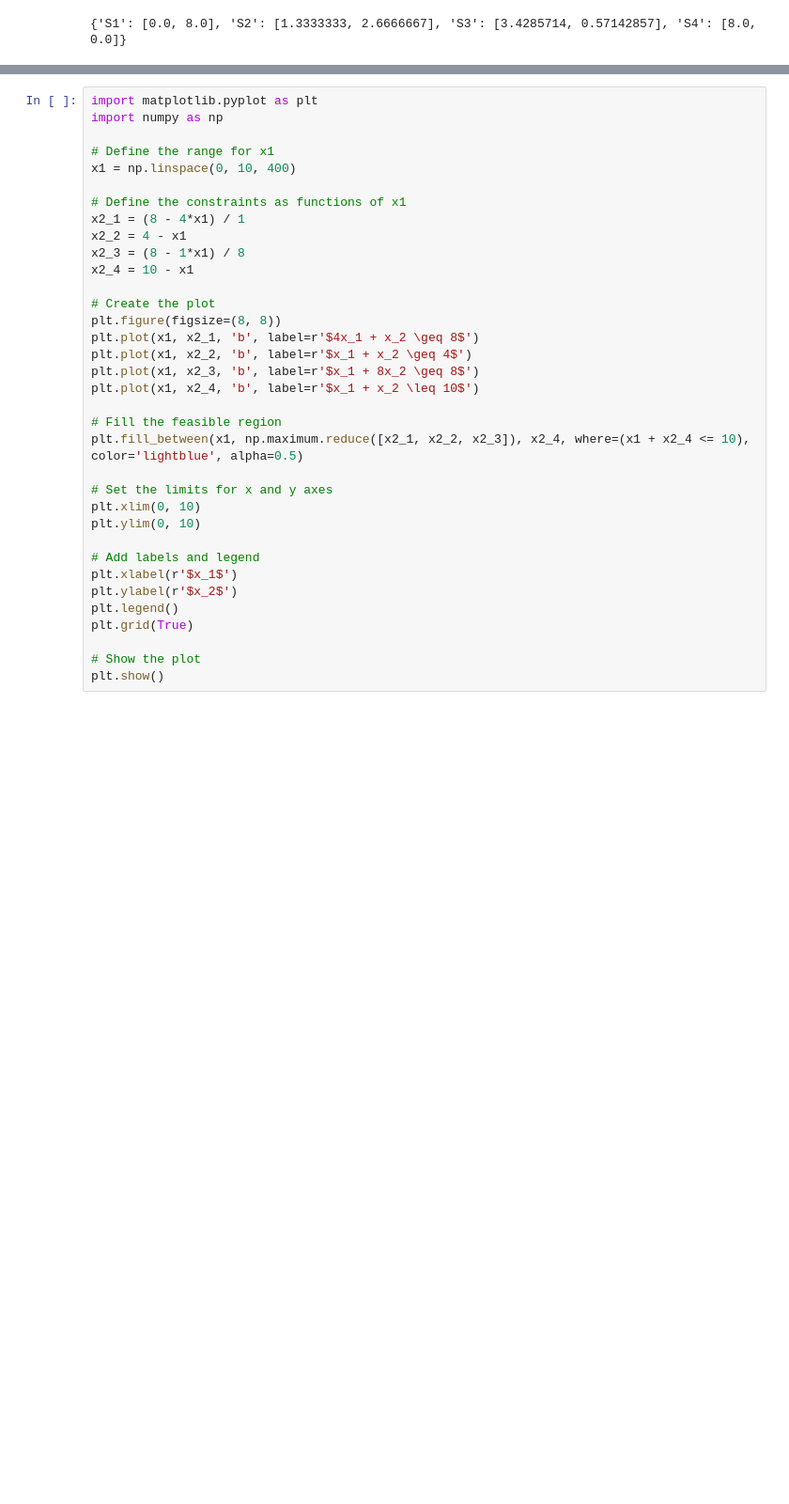
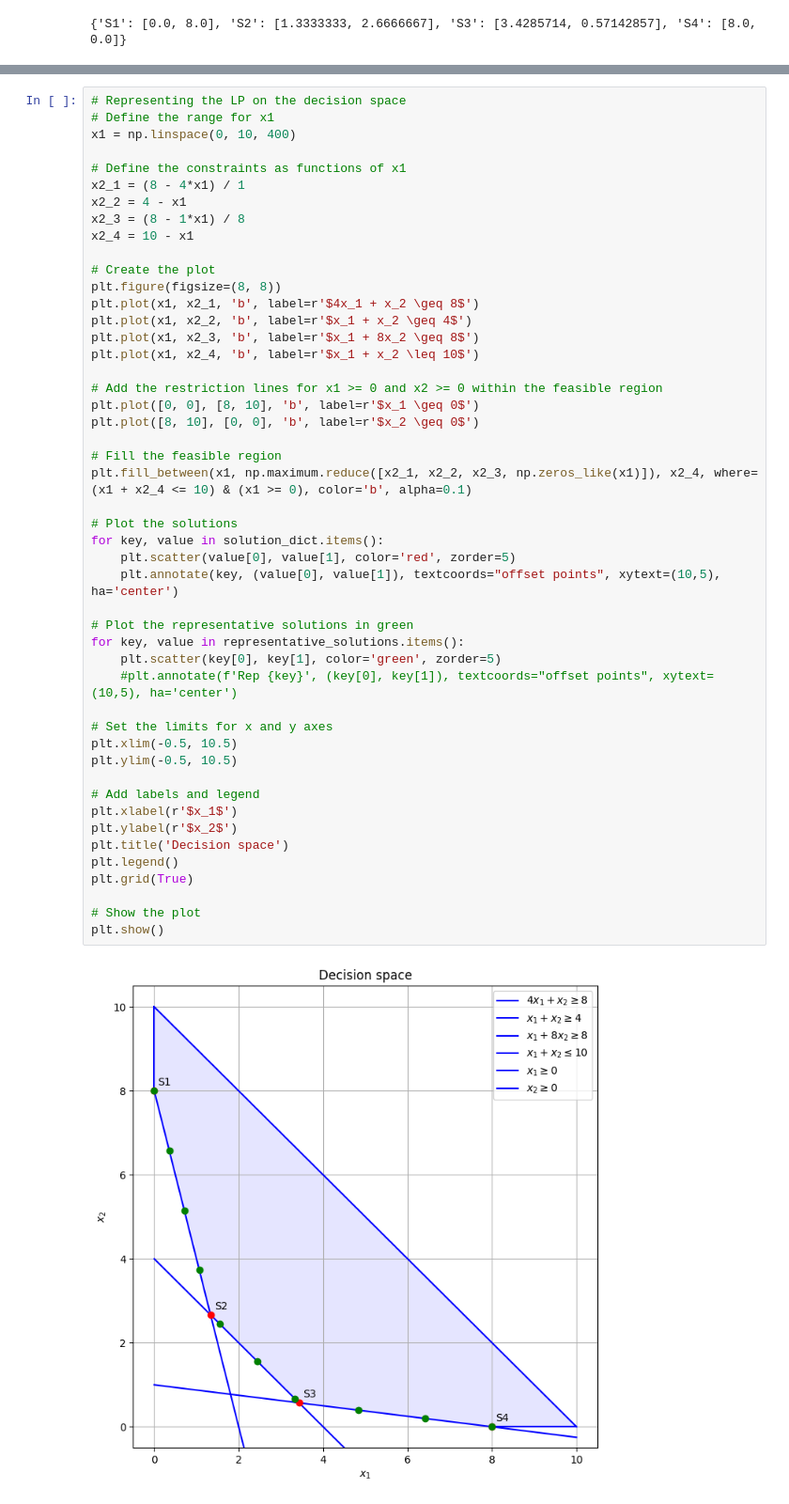
Before and after one commit to polgilf/nbi-method-lp, a Jupyter notebook: normal-boundary-intersection-method.ipynb, the cells around one changed output, grey strips where cells are left out. Shown: that part at 94% size. Saved outputs shown, nothing was run; the diff lists cells and outputs as text; blank space fills up the shorter version.

```diff
--- a/normal-boundary-intersection-method.ipynb
+++ b/normal-boundary-intersection-method.ipynb
@@ -82,35 +232,50 @@ plt.show()
 # %%
-import matplotlib.pyplot as plt
-import numpy as np
-
+# Representing the LP on the decision space
 # Define the range for x1
 x1 = np.linspace(0, 10, 400)
 
 # Define the constraints as functions of x1
 x2_1 = (8 - 4*x1) / 1
 x2_2 = 4 - x1
 x2_3 = (8 - 1*x1) / 8
 x2_4 = 10 - x1
 
 # Create the plot
 plt.figure(figsize=(8, 8))
 plt.plot(x1, x2_1, 'b', label=r'$4x_1 + x_2 \geq 8$')
 plt.plot(x1, x2_2, 'b', label=r'$x_1 + x_2 \geq 4$')
 plt.plot(x1, x2_3, 'b', label=r'$x_1 + 8x_2 \geq 8$')
 plt.plot(x1, x2_4, 'b', label=r'$x_1 + x_2 \leq 10$')
 
+# Add the restriction lines for x1 >= 0 and x2 >= 0 within the feasible region
+plt.plot([0, 0], [8, 10], 'b', label=r'$x_1 \geq 0$')
+plt.plot([8, 10], [0, 0], 'b', label=r'$x_2 \geq 0$')
+
 # Fill the feasible region
-plt.fill_between(x1, np.maximum.reduce([x2_1, x2_2, x2_3]), x2_4, where=(x1 + x2_4 <= 10), color='lightblue', alpha=0.5)
+plt.fill_between(x1, np.maximum.reduce([x2_1, x2_2, x2_3, np.zeros_like(x1)]), x2_4, where=(x1 + x2_4 <= 10) & (x1 >= 0), color='b', alpha=0.1)
+
+# Plot the solutions
+for key, value in solution_dict.items():
+    plt.scatter(value[0], value[1], color='red', zorder=5)
+    plt.annotate(key, (value[0], value[1]), textcoords="offset points", xytext=(10,5), ha='center')
+
+# Plot the representative solutions in green
+for key, value in representative_solutions.items():
+    plt.scatter(key[0], key[1], color='green', zorder=5)
+    #plt.annotate(f'Rep {key}', (key[0], key[1]), textcoords="offset points", xytext=(10,5), ha='center')
 
 # Set the limits for x and y axes
-plt.xlim(0, 10)
-plt.ylim(0, 10)
+plt.xlim(-0.5, 10.5)
+plt.ylim(-0.5, 10.5)
 
 # Add labels and legend
 plt.xlabel(r'$x_1$')
 plt.ylabel(r'$x_2$')
+plt.title('Decision space')
 plt.legend()
 plt.grid(True)
 
 # Show the plot
 plt.show()
+# %% [output]
+[figure, added]
```
Also changed, not shown: parts of 5 cells of this notebook.
